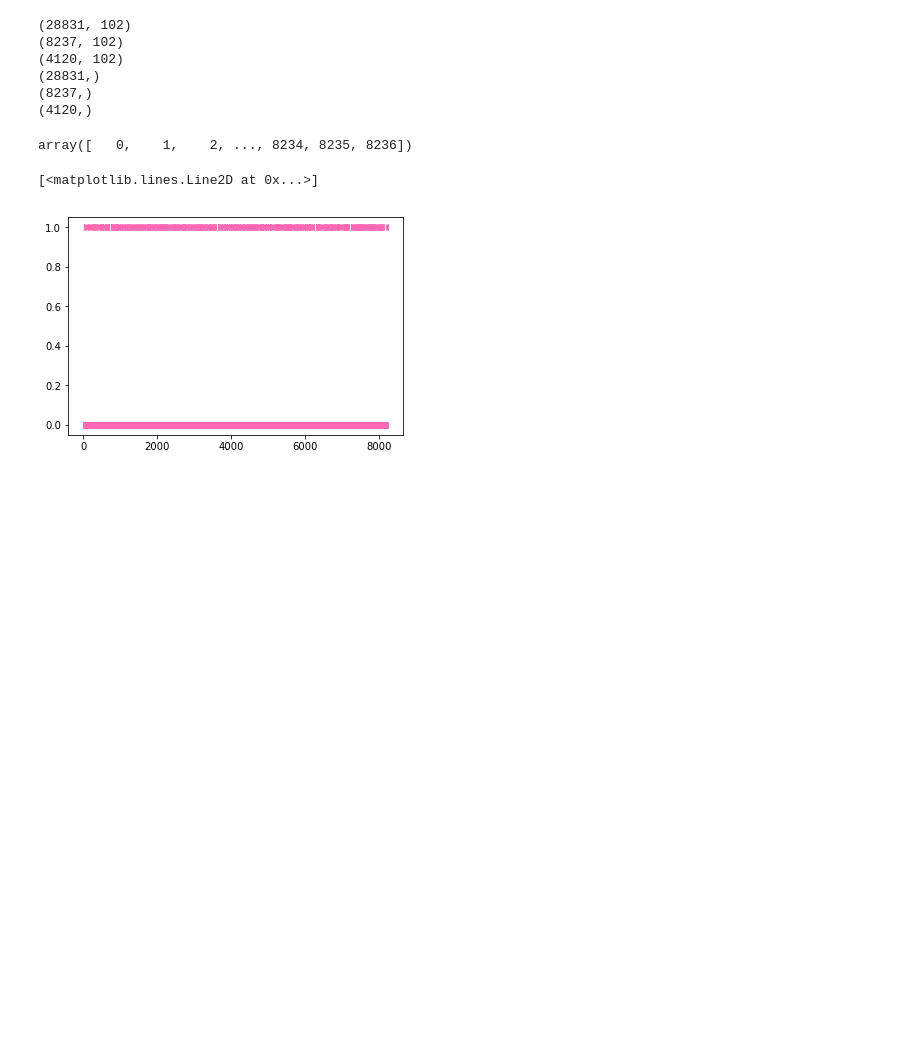
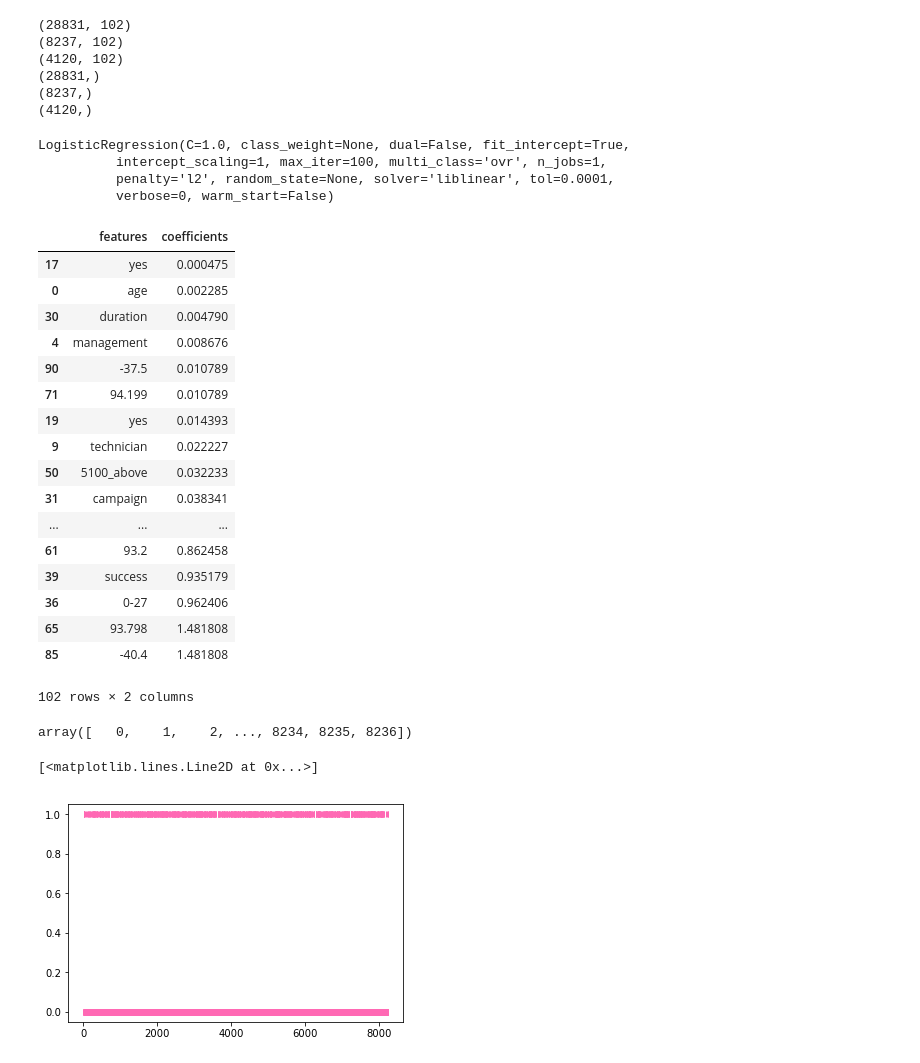
Before and after one commit to yatong2/Springboard, a Jupyter notebook: capstone_project_1/Data_Cleaning_and_Rearranging.ipynb, the cells around one changed output. Saved outputs shown, nothing was run; the diff lists cells and outputs as text; code cells hidden in the pictures; blank space fills up the shorter version.

Commit message:
more work on logistic regression and data exploration

```diff
--- a/capstone_project_1/Data_Cleaning_and_Rearranging.ipynb
+++ b/capstone_project_1/Data_Cleaning_and_Rearranging.ipynb
@@ -85,11 +85,11 @@ default.drop([default.columns[0]], axis=1, inplace=True)
 # %%
 output = pd.get_dummies(bank_info.y).yes
 # %%
-data = pd.concat([age, job, marital, education, default, hou_loan, per_loan, contact, month,
+data_df = pd.concat([age, job, marital, education, default, hou_loan, per_loan, contact, month,
                   duration, call_time, day_of_week, last_contact, prev_contact, prev_outcome,
                   emp_var_rate, number_employed, cons_price_idx, cons_conf_idx, euribor3m, output], axis=1)
 pd.set_option('display.max_columns', None)
-data.head()
+data_df.head()
 # %% [output]
 |  | age | blue-collar | entrepreneur | housemaid | management | retired | self-employed | services | student | ... |
 | 0 | 56 | 0 | 0 | 1 | 0 | 0 | 0 | 0 | 0 | ... |
@@ -100,5 +112,5 @@ data.head()
 # %%
-data=np.array(data)
+data=np.array(data_df)
 n = data.shape[0]
 d = data.shape[1]
 d -= 1
@@ -136,6 +148,40 @@ print(Y_validate.shape)
 (28831,)
 (8237,)
 (4120,)
+# %%
+model1 = LogisticRegression()
+model1.fit(X_train, Y_train)
+# %% [output]
+LogisticRegression(C=1.0, class_weight=None, dual=False, fit_intercept=True,
+          intercept_scaling=1, max_iter=100, multi_class='ovr', n_jobs=1,
+          penalty='l2', random_state=None, solver='liblinear', tol=0.0001,
+          verbose=0, warm_start=False)
+# %%
+# presenting features and their corresponding coefficients
+features = pd.DataFrame(data_df.columns, columns=['features'])[:-1]
+coefficients = pd.DataFrame(abs(model1.coef_)).unstack().unstack()
+results = pd.concat([features, coefficients], axis=1)
+results.columns = ['features', 'coefficients']
+results.sort_values(by='coefficients')
+# %% [output]
+|  | features | coefficients |
+| 17 | yes | 0.000475 |
+| 0 | age | 0.002285 |
+| 30 | duration | 0.004790 |
+| 4 | management | 0.008676 |
+| 90 | -37.5 | 0.010789 |
+| 71 | 94.199 | 0.010789 |
+| 19 | yes | 0.014393 |
+| 9 | technician | 0.022227 |
+| 50 | 5100_above | 0.032233 |
+| 31 | campaign | 0.038341 |
+| ... | ... | ... |
+| 61 | 93.2 | 0.862458 |
+| 39 | success | 0.935179 |
+| 36 | 0-27 | 0.962406 |
+| 65 | 93.798 | 1.481808 |
+| 85 | -40.4 | 1.481808 |
+102 rows × 2 columns
 # %%
 number = np.array(range(0,8237))
 number
```
Also changed, not shown: parts of 5 cells of this notebook.
